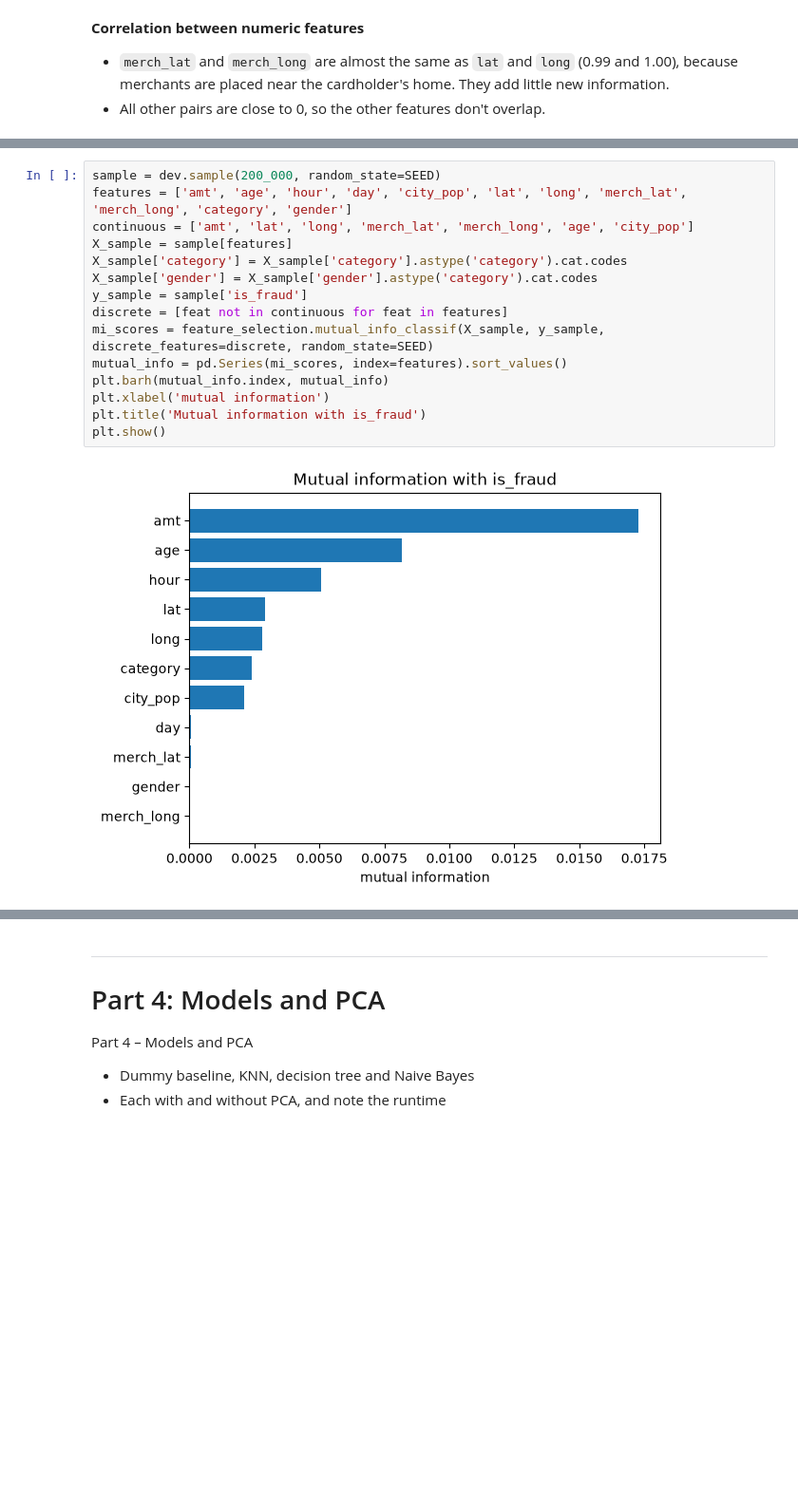
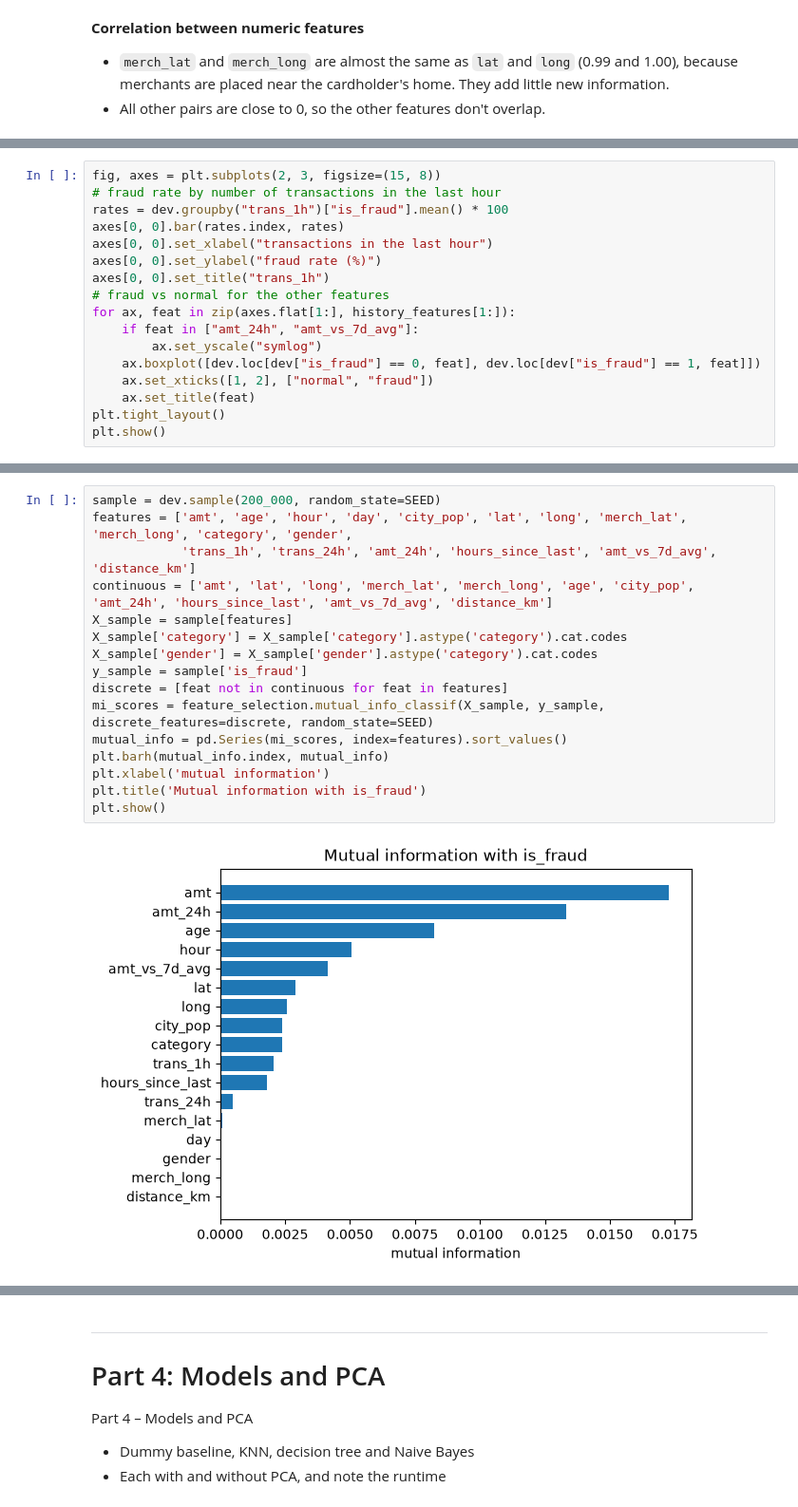
Before and after one commit to Seban8/Credit-Card-Fraud-Detection, a Jupyter notebook: fraud_detection.ipynb, the cells around one changed output, grey strips where cells are left out. Shown at 95% size. Saved outputs shown, nothing was run; the diff lists cells and outputs as text; blank space fills up the shorter version.

```diff
--- a/fraud_detection.ipynb
+++ b/fraud_detection.ipynb
@@ -540,0 +597,17 @@ dev[numeric].corr().round(2)
+# %%
+fig, axes = plt.subplots(2, 3, figsize=(15, 8))
+# fraud rate by number of transactions in the last hour
+rates = dev.groupby("trans_1h")["is_fraud"].mean() * 100
+axes[0, 0].bar(rates.index, rates)
+axes[0, 0].set_xlabel("transactions in the last hour")
+axes[0, 0].set_ylabel("fraud rate (%)")
+axes[0, 0].set_title("trans_1h")
+# fraud vs normal for the other features
+for ax, feat in zip(axes.flat[1:], history_features[1:]):
+    if feat in ["amt_24h", "amt_vs_7d_avg"]:
+        ax.set_yscale("symlog")
+    ax.boxplot([dev.loc[dev["is_fraud"] == 0, feat], dev.loc[dev["is_fraud"] == 1, feat]])
+    ax.set_xticks([1, 2], ["normal", "fraud"])
+    ax.set_title(feat)
+plt.tight_layout()
+plt.show()
@@ -541,19 +624,20 @@ dev[numeric].corr().round(2)
 # %%
 sample = dev.sample(200_000, random_state=SEED)
-features = ['amt', 'age', 'hour', 'day', 'city_pop', 'lat', 'long', 'merch_lat', 'merch_long', 'category', 'gender']
-continuous = ['amt', 'lat', 'long', 'merch_lat', 'merch_long', 'age', 'city_pop']
+features = ['amt', 'age', 'hour', 'day', 'city_pop', 'lat', 'long', 'merch_lat', 'merch_long', 'category', 'gender',
+            'trans_1h', 'trans_24h', 'amt_24h', 'hours_since_last', 'amt_vs_7d_avg', 'distance_km']
+continuous = ['amt', 'lat', 'long', 'merch_lat', 'merch_long', 'age', 'city_pop', 'amt_24h', 'hours_since_last', 'amt_vs_7d_avg', 'distance_km']
 X_sample = sample[features]
 X_sample['category'] = X_sample['category'].astype('category').cat.codes
 X_sample['gender'] = X_sample['gender'].astype('category').cat.codes
 y_sample = sample['is_fraud']
 discrete = [feat not in continuous for feat in features]
 mi_scores = feature_selection.mutual_info_classif(X_sample, y_sample, discrete_features=discrete, random_state=SEED)
 mutual_info = pd.Series(mi_scores, index=features).sort_values()
 plt.barh(mutual_info.index, mutual_info)
 plt.xlabel('mutual information')
 plt.title('Mutual information with is_fraud')
 plt.show()
 # %% [output]
-[figure, old version]
+[figure, new version]
 # %% [markdown]
 **Mutual information results**
```
Also changed, not shown: parts of 22 cells of this notebook.
